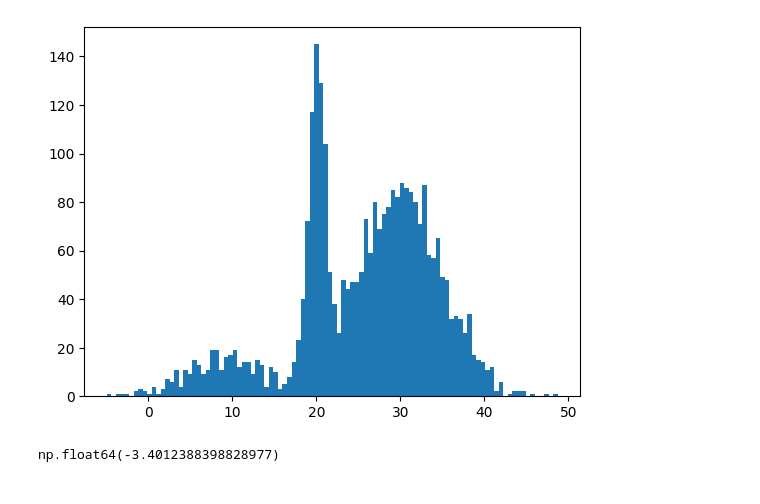
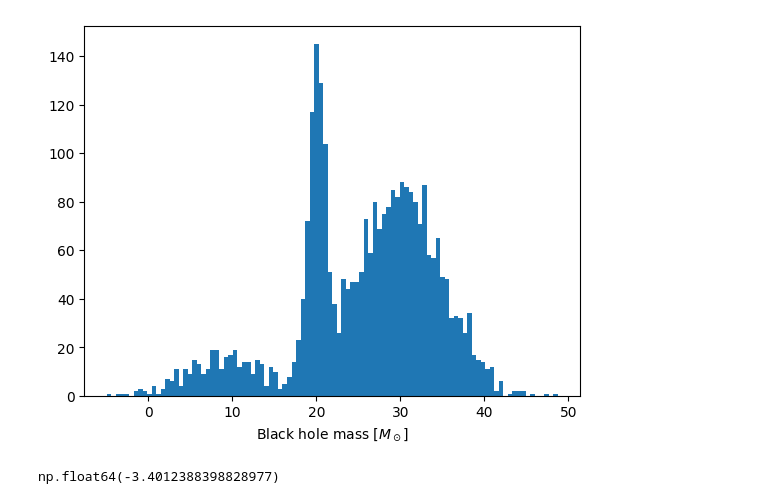
Before and after one commit to oblivion0218/ES_AstroStatistic, a Jupyter notebook: Sara_Antonellini/Lecture5/Blackhole.ipynb, the cells around one changed output. Saved outputs shown, nothing was run; the diff lists cells and outputs as text; code cells hidden in the pictures.

```diff
--- a/Sara_Antonellini/Lecture5/Blackhole.ipynb
+++ b/Sara_Antonellini/Lecture5/Blackhole.ipynb
@@ -5,10 +21,11 @@ from sklearn.mixture import GaussianMixture
 # %%
 data=np.load('formationchannels.npy')
 
 plt.hist(data, bins=100)
+plt.xlabel("Black hole mass $[M_\odot]$")
 plt.show()
 # %% [output]
-[figure, old version]
+[figure, new version]
 # %%
 gm=GaussianMixture(n_components=3, random_state=0).fit(data)
 gm.score(data)
```
Also changed, not shown: parts of 3 cells of this notebook, 2 other files.
